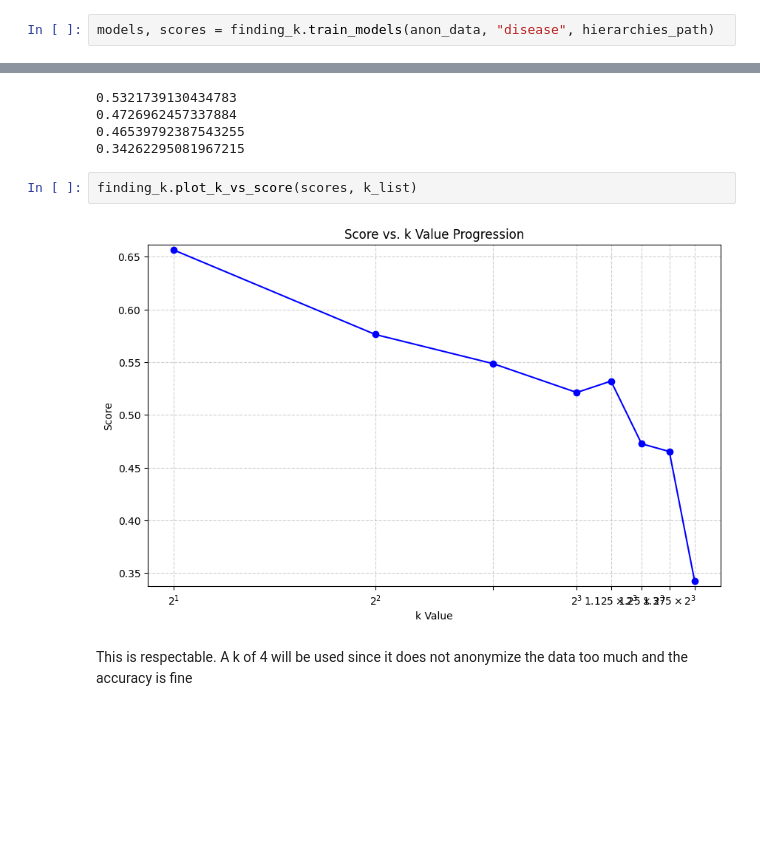
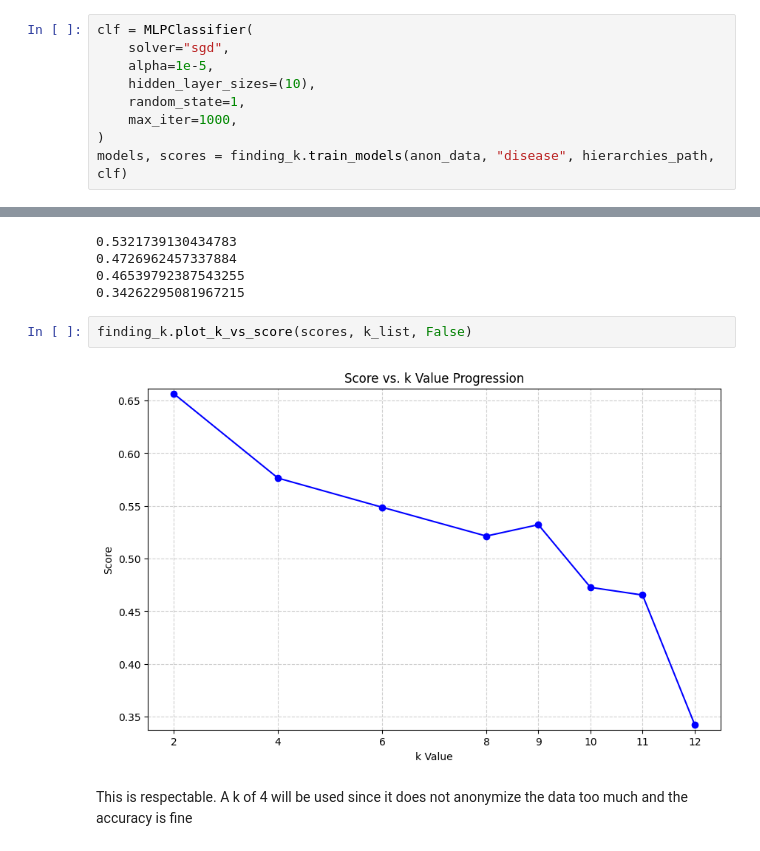
Before and after one commit to Zak9O/Masking-Effects-on-XAI-Techniques, a Jupyter notebook: notebooks/Cervical Cancer.ipynb, the cells around one changed output, grey strips where cells are left out. Drawn from its saved outputs; the diff is of its cells as text; blank space fills up the shorter version.

```diff
--- a/notebooks/Cervical Cancer.ipynb
+++ b/notebooks/Cervical Cancer.ipynb
@@ -526,7 +526,14 @@ Anonymizing for k=11
 Anonymizing for k=12
 Done anonymizing
 # %%
-models, scores = finding_k.train_models(anon_data, "disease", hierarchies_path)
+clf = MLPClassifier(
+    solver="sgd",
+    alpha=1e-5,
+    hidden_layer_sizes=(10),
+    random_state=1,
+    max_iter=1000,
+)
+models, scores = finding_k.train_models(anon_data, "disease", hierarchies_path, clf)
 # %% [output]
 0.6564625850340136
 0.5763888888888888
@@ -537,8 +544,8 @@ models, scores = finding_k.train_models(anon_data, "disease", hierarchies_path)
 0.46539792387543255
 0.34262295081967215
 # %%
-finding_k.plot_k_vs_score(scores, k_list)
+finding_k.plot_k_vs_score(scores, k_list, False)
 # %% [output]
-[figure, old version]
+[figure, new version]
 # %% [markdown]
 This is respectable. A k of 4 will be used since it does not anonymize the data too much and the accuracy is fine
```
Also changed, not shown: parts of 6 cells of this notebook, 3 other files.
